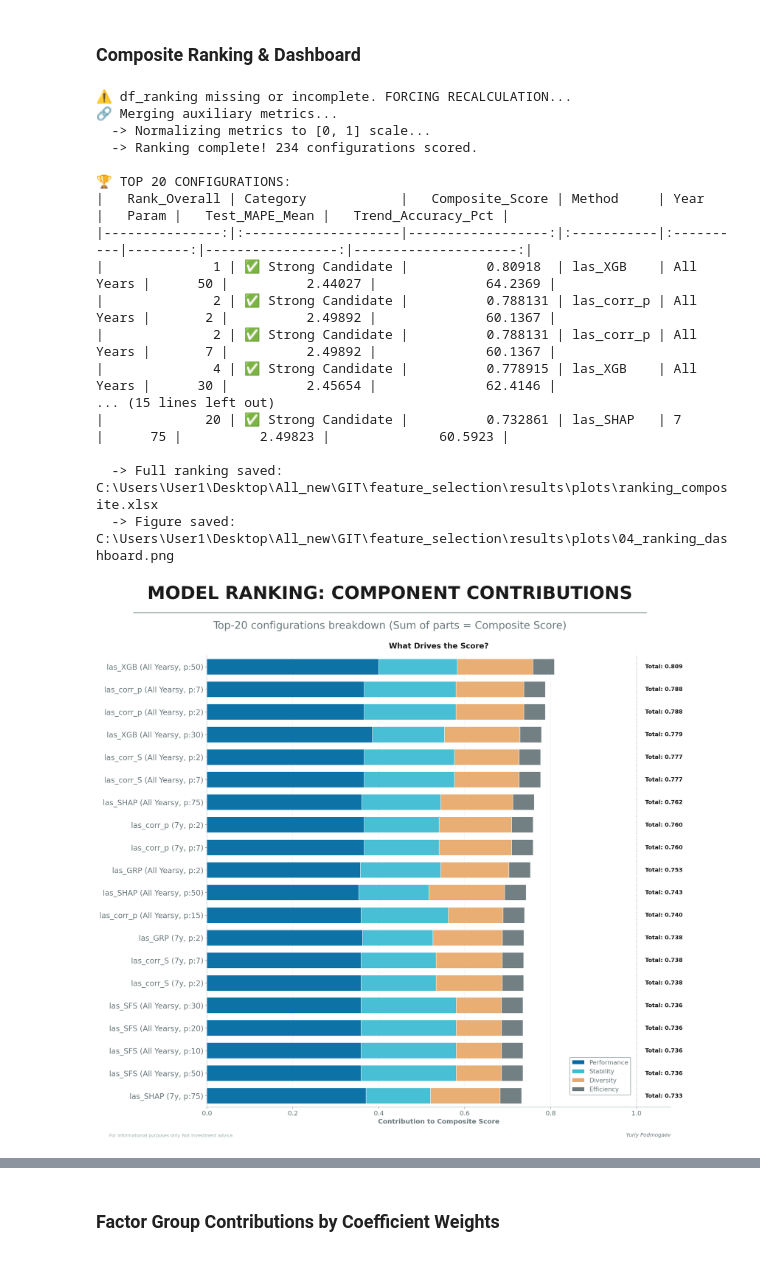
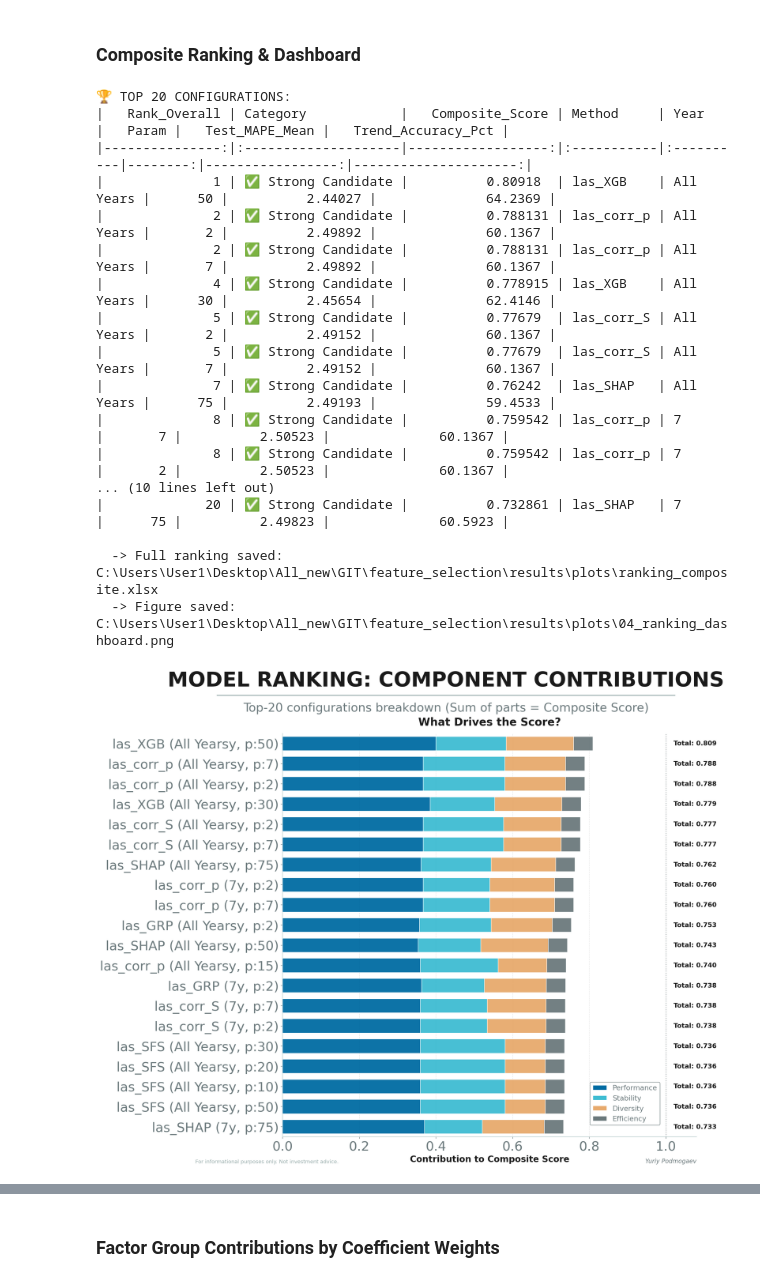
Before and after one commit to ypodmogaev/feature_selection, a Jupyter notebook: feature_selection.ipynb, the cells around one changed output, grey strips where cells are left out. Drawn from its saved outputs; the diff is of its cells as text; code cells hidden in the pictures.

Commit message:
style: charts unifications

```diff
--- a/feature_selection.ipynb
+++ b/feature_selection.ipynb
@@ -5101,16 +5101,16 @@ def add_custom_legend(
         loc='upper left',
         bbox_to_anchor=(leg_x, leg_y),
         frameon=False,
-        fontsize=10,
+        fontsize=12,
         title='Legend',
-        title_fontsize=12,
+        title_fontsize=14,
     )
 
     for text in legend.get_texts():
         if text.get_text() in ['Training Depth (Color):', 'Method (Shape):']:
             text.set_fontweight('bold')
             text.set_color(INK)
-            text.set_fontsize(11)
+            text.set_fontsize(12)
 
 def auto_map_group(feature_name: str) -> str:
     """Map a feature name to its factor group using heuristic rules."""
@@ -6400,15 +6064,22 @@ def plot_r2_gap_vs_correlation(
     # Подписи осей
     ax.set_xlabel(
         'R² Stability Gap (Train vs Test) (lower is better)',
-        fontweight='semibold', fontsize=15,
+        fontweight='semibold',
+        fontsize=16,
+        color=INK
     )
     ax.set_ylabel(
         'Avg Internal Feature Correlation (|R|) (lower is better)',
-        fontweight='semibold', fontsize=15,
+        fontweight='semibold',
+        fontsize=16,
+        color=INK
     )
     ax.set_title(
         'Model Robustness: R² Stability vs Signal Redundancy',
-        fontweight='bold', pad=20,
+        fontweight='bold',
+        pad=20,
+        fontsize=20,
+        color=INK
     )
 
     # Легенда
@@ -6659,8 +6330,8 @@ def plot_ranking_dashboard(
             axis=1,
         )
 
-        # FIX 1: Strictly square figure (18x18 inches)
-        fig, ax = plt.subplots(1, 1, figsize=(18, 18))
+        # FIX 1: Strictly square figure (14x14 inches)
+        fig, ax = plt.subplots(1, 1, figsize=(14, 14))
 
         # FIX 2: Precise margins to prevent overlap and allow large fonts
         # left=0.38 gives ~6.8 inches for Y-axis labels (plenty of room)
@@ -6703,8 +6374,21 @@ def plot_ranking_dashboard(
         # FIX 3: Increased font size to 14 for high readability
         ax.set_yticklabels(df_top['_label'], fontsize=16, fontweight='medium')
 
-        ax.set_xlabel('Contribution to Composite Score', fontweight='semibold', fontsize=14)
-        ax.set_title('What Drives the Score?', fontweight='bold', pad=15, fontsize=16)
+        ax.tick_params(axis='both', which='major', labelsize=14, colors=DGRAY)
+
+        ax.set_xlabel(
+            'Contribution to Composite Score',
+            fontweight='semibold',
+            fontsize=16,
+            color=INK
+        )
+        ax.set_title(
+            'What Drives the Score?',
+            fontweight='bold',
+            pad=15,
+            fontsize=20,
+            color=INK
+        )
         ax.set_xlim(0, 1.08)  # Space for "Total" text
         ax.set_ylim(-0.5, len(df_top) - 0.5) # Prevent clipping of top/bottom bars
 
@@ -6774,40 +6458,40 @@ display_cols = [
         'Test_MAPE_Mean', 'Trend_Accuracy_Pct',
     ]
     if c in df_ranking.columns
 ]
 print(df_ranking[display_cols].head(20).to_markdown(index=False))
 
 if 'SAVE_DIR' in globals():
     ranking_path = SAVE_DIR / "ranking_composite.xlsx"
     df_ranking.to_excel(ranking_path, index=False)
     print(f"\n  -> Full ranking saved: {ranking_path}")
 
 if len(df_ranking) > 0:
     save_p = SAVE_DIR / "04_ranking_dashboard.png" if 'SAVE_DIR' in globals() else "04_ranking_dashboard.png"
     plot_ranking_dashboard(
         df_ranking,
         save_path=save_p,
         top_n=20,
     )
 # %% [output]
-⚠️ df_ranking missing or incomplete. FORCING RECALCULATION...
-🔗 Merging auxiliary metrics...
-  -> Normalizing metrics to [0, 1] scale...
-  -> Ranking complete! 234 configurations scored.
-
 🏆 TOP 20 CONFIGURATIONS:
 |   Rank_Overall | Category            |   Composite_Score | Method     | Year      |   Param |   Test_MAPE_Mean |   Trend_Accuracy_Pct |
 |---------------:|:--------------------|------------------:|:-----------|:----------|--------:|-----------------:|---------------------:|
 |              1 | ✅ Strong Candidate |          0.80918  | las_XGB    | All Years |      50 |          2.44027 |              64.2369 |
 |              2 | ✅ Strong Candidate |          0.788131 | las_corr_p | All Years |       2 |          2.49892 |              60.1367 |
 |              2 | ✅ Strong Candidate |          0.788131 | las_corr_p | All Years |       7 |          2.49892 |              60.1367 |
 |              4 | ✅ Strong Candidate |          0.778915 | las_XGB    | All Years |      30 |          2.45654 |              62.4146 |
-... (15 lines left out)
+|              5 | ✅ Strong Candidate |          0.77679  | las_corr_S | All Years |       2 |          2.49152 |              60.1367 |
+|              5 | ✅ Strong Candidate |          0.77679  | las_corr_S | All Years |       7 |          2.49152 |              60.1367 |
+|              7 | ✅ Strong Candidate |          0.76242  | las_SHAP   | All Years |      75 |          2.49193 |              59.4533 |
+|              8 | ✅ Strong Candidate |          0.759542 | las_corr_p | 7         |       7 |          2.50523 |              60.1367 |
+|              8 | ✅ Strong Candidate |          0.759542 | las_corr_p | 7         |       2 |          2.50523 |              60.1367 |
+... (10 lines left out)
 |             20 | ✅ Strong Candidate |          0.732861 | las_SHAP   | 7         |      75 |          2.49823 |              60.5923 |
 
   -> Full ranking saved: C:\Users\User1\Desktop\All_new\GIT\feature_selection\results\plots\ranking_composite.xlsx
   -> Figure saved: C:\Users\User1\Desktop\All_new\GIT\feature_selection\results\plots\04_ranking_dashboard.png
-[figure, old version]
+[figure, new version]
 # %%
 df_ranking
 # %% [output]
```
Also changed, not shown: parts of 6 cells of this notebook.
